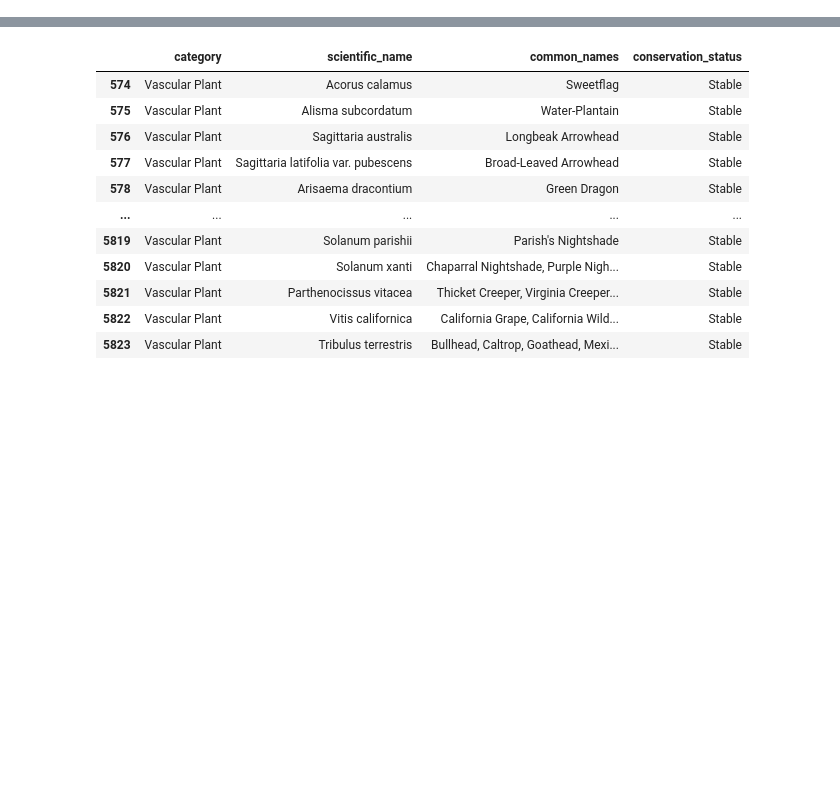
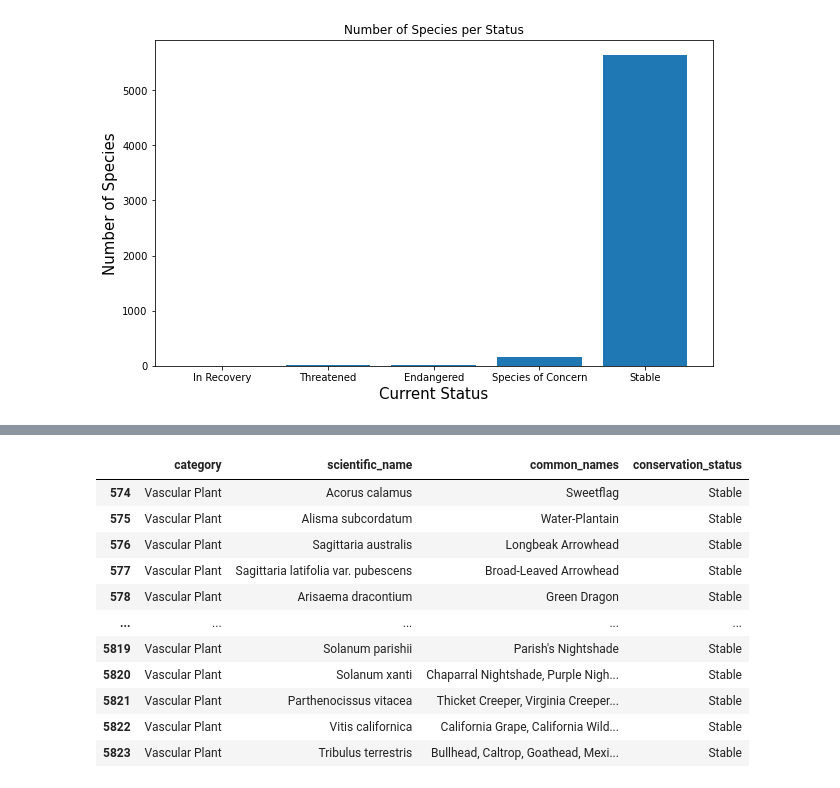
Before and after one commit to Mone12/endangered-species, a Jupyter notebook: endangered.ipynb, the cells around one changed output, grey strips where cells are left out. Saved outputs shown, nothing was run; the diff lists cells and outputs as text; code cells hidden in the pictures; blank space fills up the shorter version.

```diff
--- a/endangered.ipynb
+++ b/endangered.ipynb
@@ -5,0 +70,10 @@ import matplotlib.pyplot as plt
+# %%
+## Getting rid of Null values in dataframe.
+
+df['conservation_status'] = df['conservation_status'].fillna('Stable')
+# Now that Null Values are gone in 'conservation_status', we can repeat execution above.
+
+new_stat = status_df.sort_values('category')
+new_stat
+
+# Results show that the majority of recorded species are stable and the least are in recovery
@@ -5,0 +87,12 @@ import matplotlib.pyplot as plt
+# %%
+## Visual of number of species in each status.
+
+plt.figure(figsize=(10,6))
+plt.bar(new_stat['conservation_status'],new_stat['category'])
+plt.xlabel('Current Status', size = 15)
+plt.ylabel('Number of Species', size=15)
+plt.title('Number of Species per Status')
+plt.savefig("nos_status_bchart.png")
+plt.show()
+# %% [output]
+[figure, added]
```
Also changed, not shown: parts of 20 cells of this notebook, 2 other files.
